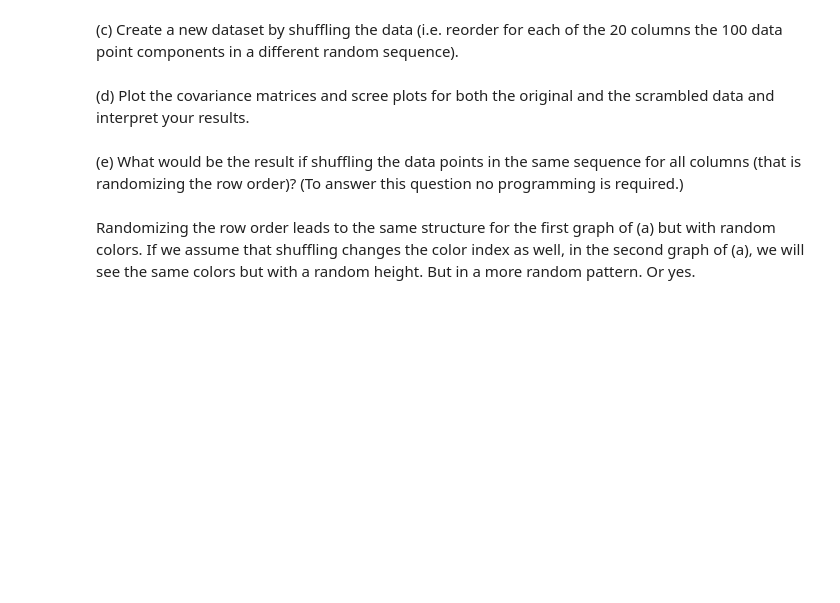
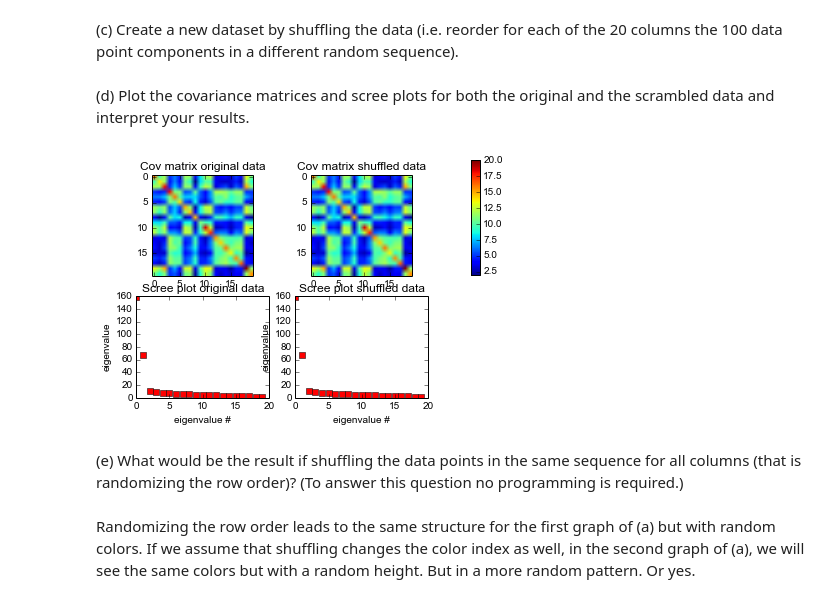
Before and after one commit to henribunting/WeDoMI2, a Jupyter notebook: Homework2/group_name_here.ipynb, the cells around one changed output. Cells and saved outputs as stored; diff of their text form; code cells hidden in the pictures; blank space fills up the shorter version.

Commit message:
images added; 2.4 Finished; 2.3 Finished;
Note 2.4c no reason given
	geändert:               group_name_here.ipynb

```diff
--- a/Homework2/group_name_here.ipynb
+++ b/Homework2/group_name_here.ipynb
@@ -190,7 +192,68 @@ plt.show()
 # %% [markdown]
 (c) Create a new dataset by shuffling the data (i.e. reorder for each of the 20 columns the 100 data point components in a different random sequence).
+# %%
+dat_exp = pandas.DataFrame(data)
+dat_exp_shuff = dat_exp.copy()
+dat_exp_shuff = dat_exp_shuff.reindex(np.random.permutation(dat_exp_shuff.index))
 # %% [markdown]
 (d) Plot the covariance matrices and scree plots for both the original and the scrambled data and interpret your results.
+# %%
+# 3 a)
+
+dat_exp = pandas.DataFrame.from_csv('expDat.txt')
+
+# calc PCs
+C = np.cov(dat_exp.T)
+D,V = np.linalg.eig(C)
+
+# sort eigenvalues and vectors in descending order
+idx = (-D).argsort()
+D = D[idx]
+V = V[:,idx]
+
+# calc covariance matrices of shuffled and original data
+C_orig = np.cov(dat_exp.T)
+C_shuff = np.cov(dat_exp_shuff.T)
+
+assert(np.allclose(C_orig, C_shuff))
+
+# calculate eigenvalues and -vectors for shuffled data
+D_shuff, V_shuff = np.linalg.eig(C_shuff)
+
+# sort eigenvalues
+idx = (- D_shuff).argsort()
+D_shuff = D_shuff[idx]
+
+# plot covariance matrix/scree plot for original and shuffled data
+fig = plt.figure()
+
+ax = fig.add_subplot(2,2,1)
+ax.imshow(C_orig)
+ax.set_title('Cov matrix original data')
+
+ax = fig.add_subplot(2,2,2)
+im = ax.imshow(C_shuff)
+ax.set_title('Cov matrix shuffled data')
+
+ax = fig.add_subplot(2,2,3)
+ax.plot(np.arange(len(D)), D, 'rs')
+ax.set_title('Scree plot original data')
+ax.set_xlabel('eigenvalue #')
+ax.set_ylabel('eigenvalue')
+
+ax = fig.add_subplot(2,2,4)
+ax.plot(np.arange(len(D_shuff)), D_shuff, 'rs')
+ax.set_title('Scree plot shuffled data')
+ax.set_xlabel('eigenvalue #')
+ax.set_ylabel('eigenvalue')
+
+fig.subplots_adjust(right=0.8)
+cbar_ax = fig.add_axes([0.9, 0.55, 0.02, 0.4])
+fig.colorbar(im, cax=cbar_ax)
+
+plt.show()
+# %% [output]
+[figure, added]
 # %% [markdown]
 (e) What would be the result if shuffling the data points in the same sequence for all columns (that is randomizing the row order)? (To answer this question no programming is required.)
 # %% [markdown]
```
Also changed, not shown: parts of 8 cells of this notebook, 53 other files.
